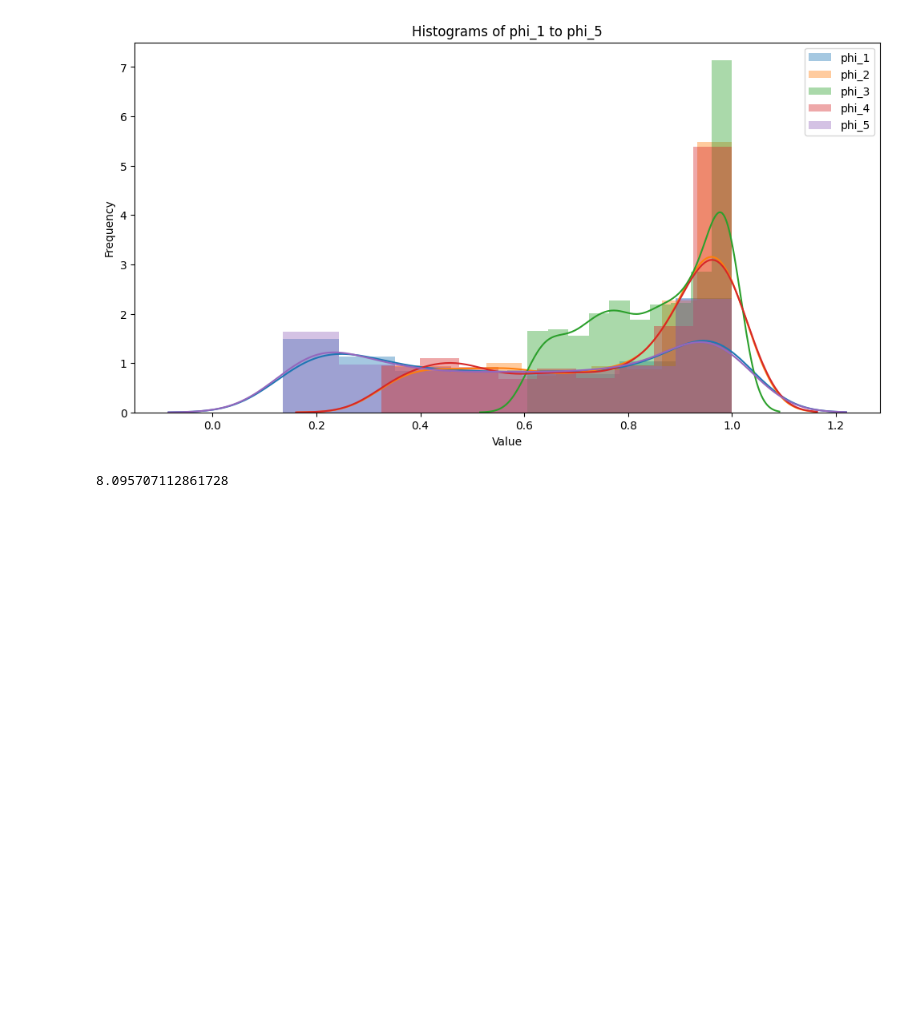
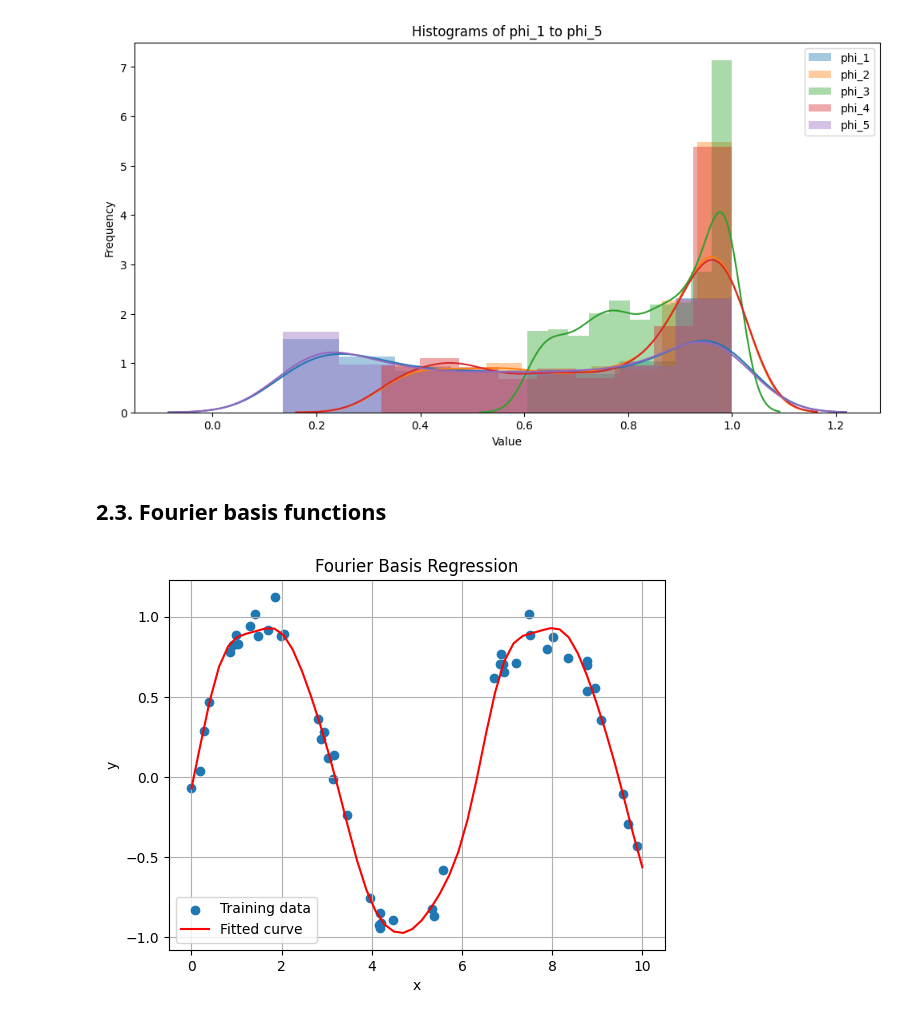
Before and after one commit to ancestor9/Gyeongbok-AI-study, a Jupyter notebook: In_Depth_Linear_Regression.ipynb, the cells around one changed output. Drawn from its saved outputs; the diff is of its cells as text; code cells hidden in the pictures; blank space fills up the shorter version.

```diff
--- a/In_Depth_Linear_Regression.ipynb
+++ b/In_Depth_Linear_Regression.ipynb
@@ -262,7 +262,50 @@ https://gist.github.com/mwaskom/de44147ed2974457ad6372750bbe5751
 
   sns.distplot(df[col], label=col,)  # Add kde for density estimation
 [figure]
-# %%
-df[:20]['x'].var()
-# %% [output]
-8.095707112861728
+# %% [markdown]
+## **2.3. Fourier basis functions**
+# %%
+# prompt: Fourier basis function으로 fit
+
+import numpy as np
+import matplotlib.pyplot as plt
+from sklearn.linear_model import LinearRegression
+
+# Generate sample data
+rng = np.random.RandomState(1)
+x = 10 * rng.rand(50)
+xfit = np.linspace(0, 10, 50)
+y = np.sin(x) + 0.1 * rng.randn(50)
+
+# Define the number of Fourier basis functions
+n_basis = 5
+
+# Create the Fourier basis functions
+def fourier_basis(x, n_basis):
+    phi = np.zeros((len(x), n_basis * 2))
+    for i in range(n_basis):
+        phi[:, 2 * i] = np.cos((i + 1) * x)
+        phi[:, 2 * i + 1] = np.sin((i + 1) * x)
+    return phi
+
+# Transform the data using the Fourier basis
+phi_x = fourier_basis(x, n_basis)
+phi_xfit = fourier_basis(xfit, n_basis)
+
+
+# Fit a linear regression model to the transformed data
+model = LinearRegression()
+model.fit(phi_x, y)
+yfit = model.predict(phi_xfit)
+
+# Plot the results
+plt.scatter(x, y, label='Training data')
+plt.plot(xfit, yfit, label='Fitted curve', color='red')
+plt.xlabel('x')
+plt.ylabel('y')
+plt.title('Fourier Basis Regression')
+plt.legend()
+plt.grid(True)
+plt.show()
+# %% [output]
+[figure, added]
```
Also changed, not shown: parts of 3 cells of this notebook.
